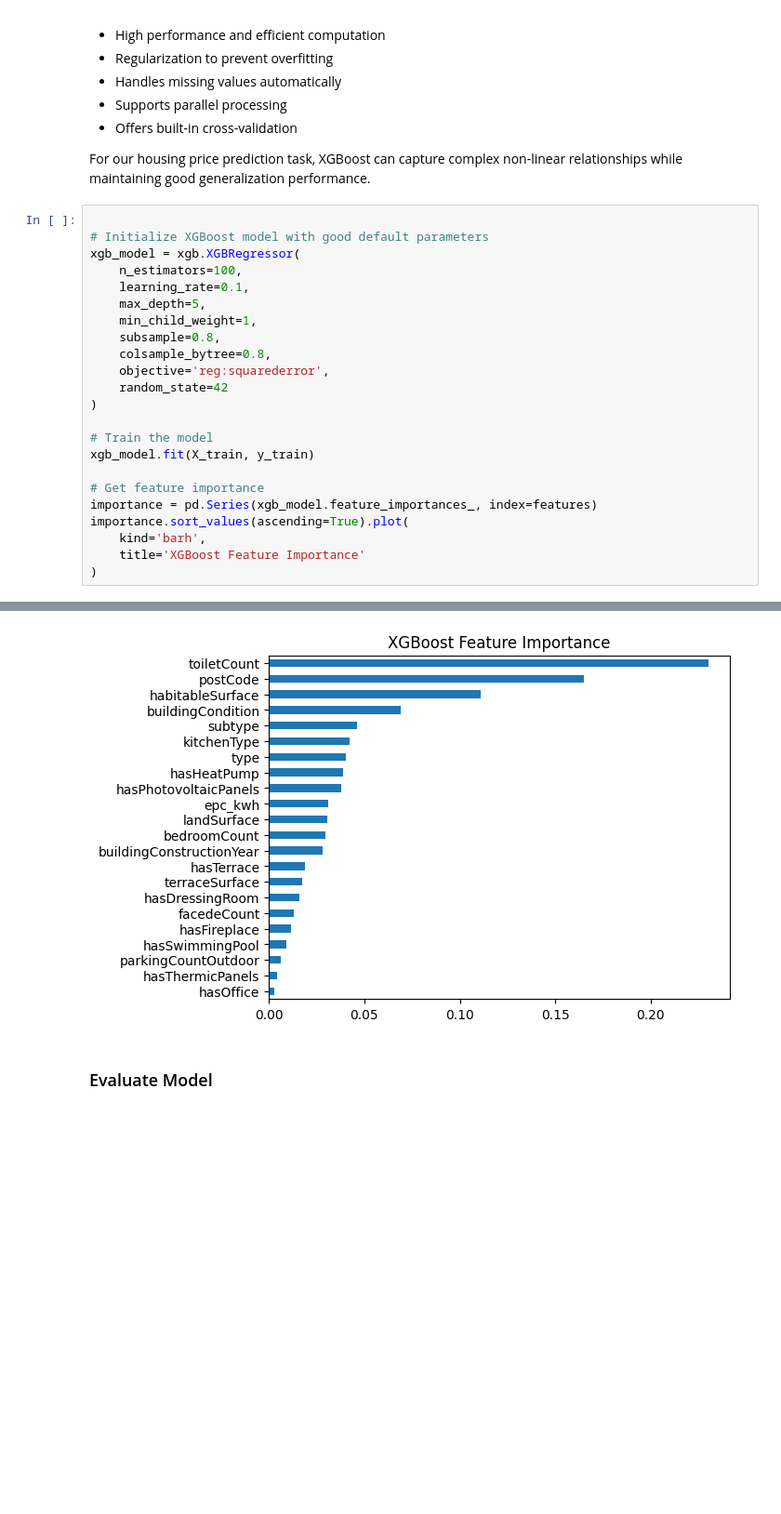
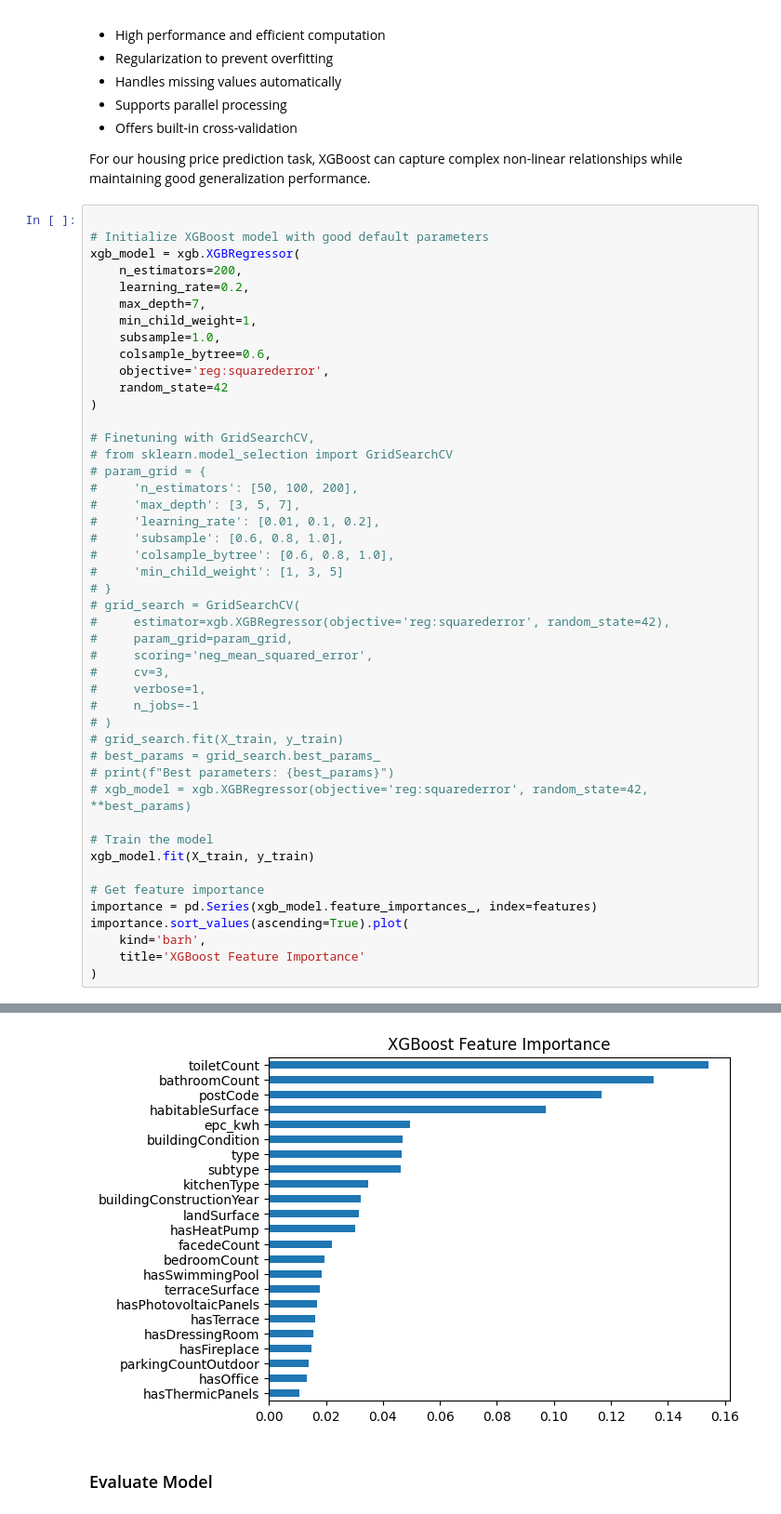
Before and after one commit to becodeorg/immo-eliza-data-exploration-milan, a Jupyter notebook: exprimental/training-models.ipynb, the cells around one changed output, grey strips where cells are left out. Shown at 93% size. Drawn from its saved outputs; the diff is of its cells as text; blank space fills up the shorter version.

```diff
--- a/exprimental/training-models.ipynb
+++ b/exprimental/training-models.ipynb
@@ -109,29 +109,52 @@ For our housing price prediction task, XGBoost can capture complex non-linear re
 # %%
 
 # Initialize XGBoost model with good default parameters
 xgb_model = xgb.XGBRegressor(
-    n_estimators=100,
-    learning_rate=0.1,
-    max_depth=5,
+    n_estimators=200,
+    learning_rate=0.2,
+    max_depth=7,
     min_child_weight=1,
-    subsample=0.8,
-    colsample_bytree=0.8,
+    subsample=1.0,
+    colsample_bytree=0.6,
     objective='reg:squarederror',
     random_state=42
 )
+
+# Finetuning with GridSearchCV,
+# from sklearn.model_selection import GridSearchCV
+# param_grid = {
+#     'n_estimators': [50, 100, 200],
+#     'max_depth': [3, 5, 7],
+#     'learning_rate': [0.01, 0.1, 0.2],
+#     'subsample': [0.6, 0.8, 1.0],
+#     'colsample_bytree': [0.6, 0.8, 1.0],
+#     'min_child_weight': [1, 3, 5]
+# }
+# grid_search = GridSearchCV(
+#     estimator=xgb.XGBRegressor(objective='reg:squarederror', random_state=42),
+#     param_grid=param_grid,
+#     scoring='neg_mean_squared_error',
+#     cv=3,
+#     verbose=1,
+#     n_jobs=-1
+# )
+# grid_search.fit(X_train, y_train)
+# best_params = grid_search.best_params_
+# print(f"Best parameters: {best_params}")
+# xgb_model = xgb.XGBRegressor(objective='reg:squarederror', random_state=42, **best_params)
 
 # Train the model
 xgb_model.fit(X_train, y_train)
 
 # Get feature importance
 importance = pd.Series(xgb_model.feature_importances_, index=features)
 importance.sort_values(ascending=True).plot(
     kind='barh',
     title='XGBoost Feature Importance'
 )
 # %% [output]
 <Axes: title={'center': 'XGBoost Feature Importance'}>
-[figure, old version]
+[figure, new version]
 # %% [markdown]
 ### Evaluate Model
 # %%
```
Also changed, not shown: parts of 5 cells of this notebook, 3 other files.
